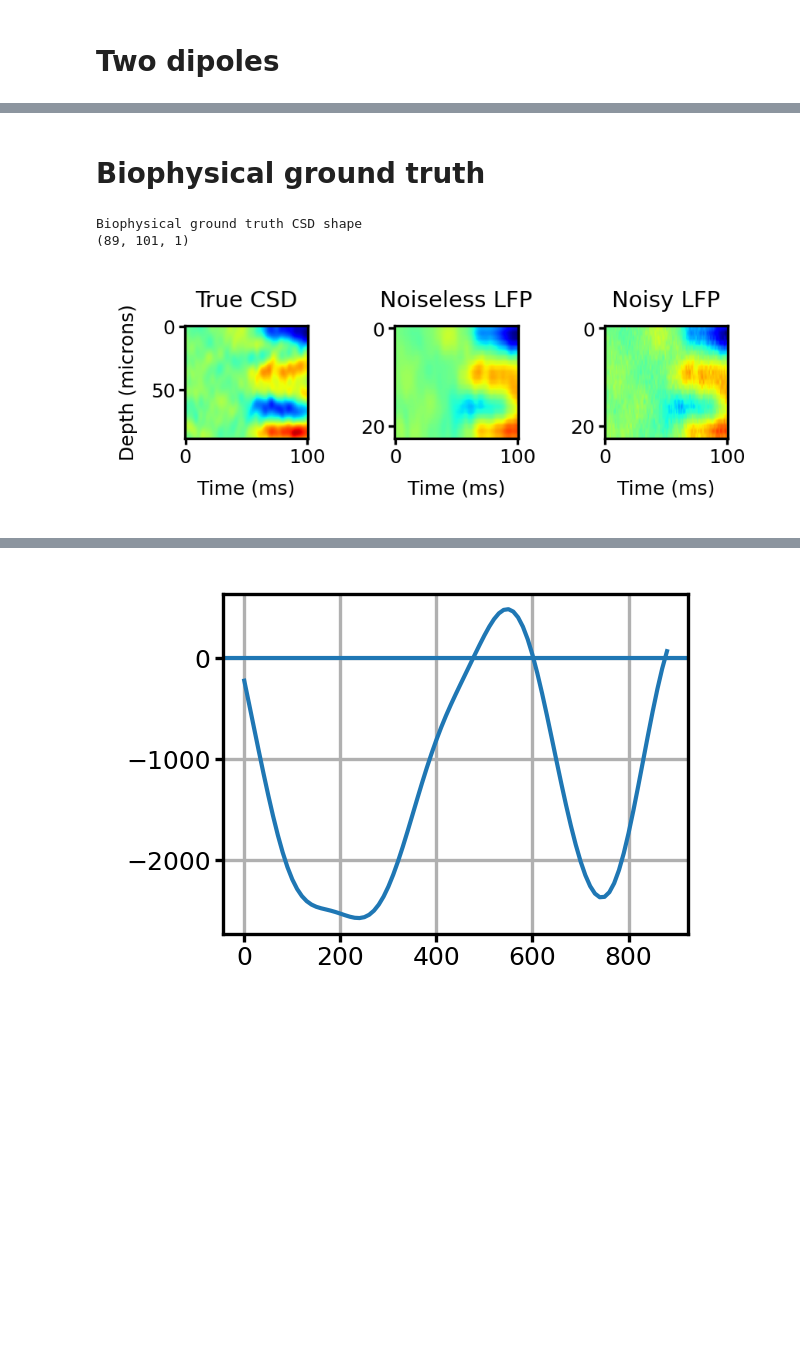
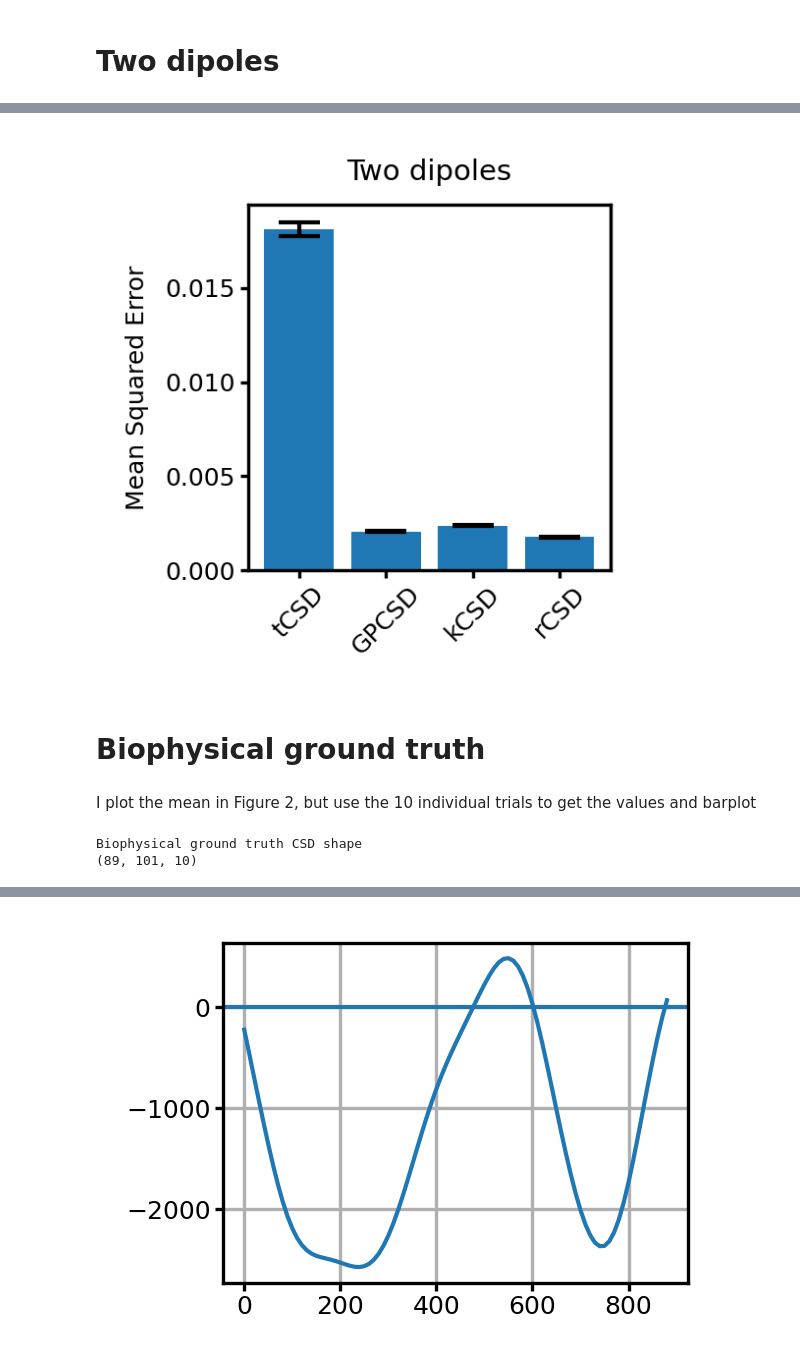
Before and after one commit to Qi-Xin/rCSD, a Jupyter notebook: simulated.ipynb, the cells around one changed output, grey strips where cells are left out. Drawn from its saved outputs; the diff is of its cells as text; code cells hidden in the pictures; blank space fills up the shorter version.

```diff
--- a/simulated.ipynb
+++ b/simulated.ipynb
@@ -220,5 +246,28 @@ rCSD:  0.001510
+# %%
+# Create bar plot of MSEs with error bars
+plt.figure(figsize=(2,2), dpi=300)
+
+methods = ['tCSD', 'GPCSD', 'kCSD', 'rCSD']
+mses = [mse_tcsd.mean(), mse_gpcsd.mean(), mse_kcsd.mean(), mse_rcsd.mean()]
+sems = [np.std(mse_tcsd)/np.sqrt(mse_tcsd.shape[0]),
+        np.std(mse_gpcsd)/np.sqrt(mse_gpcsd.shape[0]),
+        np.std(mse_kcsd)/np.sqrt(mse_kcsd.shape[0]),
+        np.std(mse_rcsd)/np.sqrt(mse_rcsd.shape[0])]
+
+plt.bar(methods, mses, yerr=sems, capsize=5)
+plt.ylabel('Mean Squared Error')
+plt.title('Two dipoles')
+plt.xticks(rotation=45)
+plt.tight_layout()
+plt.show()
+
+f.savefig('figures/figure_4_part1.pdf', bbox_inches='tight', dpi=300)
+# %% [output]
+[figure, added]
 # %% [markdown]
 # Biophysical ground truth
+# %% [markdown]
+I plot the mean in Figure 2, but use the 10 individual trials to get the values and barplot
 # %%
 """
  Simulate some data with a simple template CSD (dipole-like with one spatial dimension),
@@ -239,7 +288,7 @@ nz_gt = 23
 t_start = 250
 t_end = 250 + nt
 
-t = np.linspace(t_start, t_end, nt)[:, None]
+t = np.linspace(t_start, t_end, nt)[:, None] - t_start
 x = np.linspace(a, b, nx)[:, None]
 z_gt = np.linspace(a, b, nz_gt)[:, None]
 
@@ -247,6 +296,7 @@ z_gt = np.linspace(a, b, nz_gt)[:, None]
 csd_data = np.load('csd_ground_truth.npy', allow_pickle=True).item()
 # csd_true_gt = csd_data['all_trials'].transpose([1,2,0])[:nz_gt, t_start:t_end, :]
 csd_true_gt = csd_data['trial_avg'][:nz_gt, t_start:t_end, None]
+csd_true_gt = np.repeat(csd_true_gt, 10, axis=2)
 
 # Interpolate csd_true to make it more dense in spatial dimension
 # Create dense spatial grid (4x more dense)
@@ -272,35 +322,6 @@ for itrial in range(ntrial):
 
 # Add white noise to LFP
 lfp = noiseless + np.random.normal(0, 0.03, size=(nx, nt, ntrial))
-
-plot_trial = 0
-plt.figure(figsize=(3, 1.2), dpi=300)
-plt.subplot(131)
-to_plot = csd_true[:, :, plot_trial]
-maximum = np.max(np.abs(to_plot))
-plt.imshow(to_plot, aspect='auto', cmap='jet',
-                vmin=-1*maximum, vmax=1*maximum)
-plt.title('True CSD')
-plt.ylabel('Depth (microns)')
-plt.xlabel('Time (ms)')
-plt.subplot(132)
-to_plot = noiseless[:, :, plot_trial]
-maximum = np.max(np.abs(to_plot))
-plt.imshow(to_plot, aspect='auto', cmap='jet',
-                vmin=-maximum, vmax=maximum)
-plt.title('Noiseless LFP')
-plt.xlabel('Time (ms)')
-plt.subplot(133)
-to_plot = lfp[:, :, plot_trial]
-maximum = np.max(np.abs(to_plot))
-plt.imshow(to_plot, aspect='auto', cmap='jet',
-                vmin=-maximum, vmax=maximum)
-plt.title('Noisy LFP')
-plt.xlabel('Time (ms)')
-
-plt.tight_layout()
-plt.show()
 # %% [output]
 Biophysical ground truth CSD shape
-(89, 101, 1)
+(89, 101, 10)
-[figure, removed]
```
Also changed, not shown: parts of 31 cells of this notebook, 7 other files.
